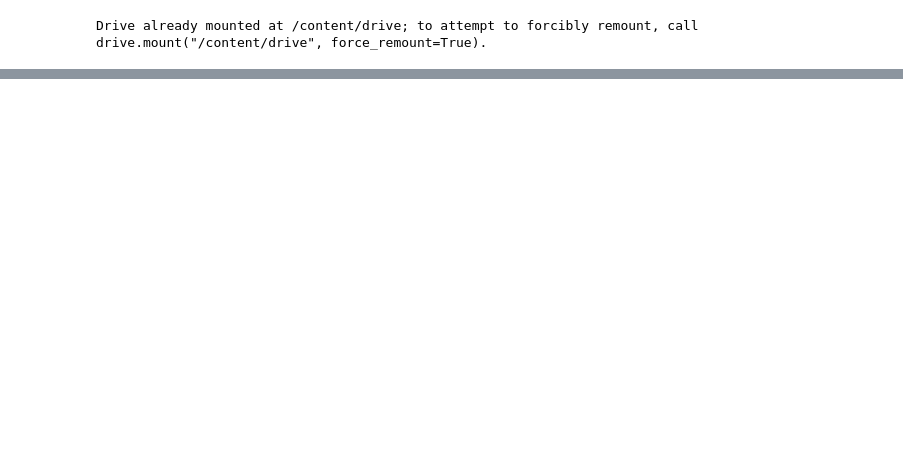
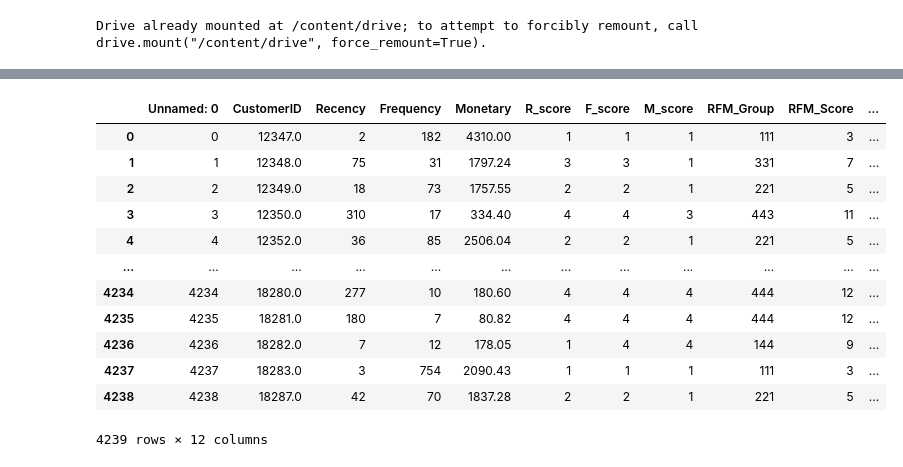
Before and after one commit to Edna-soso/DataAnalysis_Project, a Jupyter notebook: Model/K_Mean.ipynb, the cells around one changed output, grey strips where cells are left out. Cells and saved outputs as stored; diff of their text form; code cells hidden in the pictures; blank space fills up the shorter version.

```diff
--- a/Model/K_Mean.ipynb
+++ b/Model/K_Mean.ipynb
@@ -125,3 +98,19 @@ RFM_data.head()
+# %%
+df.Perform_KMeans()
+# %% [output]
+|  | Unnamed: 0 | CustomerID | Recency | Frequency | Monetary | R_score | F_score | M_score | RFM_Group | RFM_Score | ... |
+| 0 | 0 | 12347.0 | 2 | 182 | 4310.00 | 1 | 1 | 1 | 111 | 3 | ... |
+| 1 | 1 | 12348.0 | 75 | 31 | 1797.24 | 3 | 3 | 1 | 331 | 7 | ... |
+| 2 | 2 | 12349.0 | 18 | 73 | 1757.55 | 2 | 2 | 1 | 221 | 5 | ... |
+| 3 | 3 | 12350.0 | 310 | 17 | 334.40 | 4 | 4 | 3 | 443 | 11 | ... |
+| 4 | 4 | 12352.0 | 36 | 85 | 2506.04 | 2 | 2 | 1 | 221 | 5 | ... |
+| ... | ... | ... | ... | ... | ... | ... | ... | ... | ... | ... | ... |
+| 4234 | 4234 | 18280.0 | 277 | 10 | 180.60 | 4 | 4 | 4 | 444 | 12 | ... |
+| 4235 | 4235 | 18281.0 | 180 | 7 | 80.82 | 4 | 4 | 4 | 444 | 12 | ... |
+| 4236 | 4236 | 18282.0 | 7 | 12 | 178.05 | 1 | 4 | 4 | 144 | 9 | ... |
+| 4237 | 4237 | 18283.0 | 3 | 754 | 2090.43 | 1 | 1 | 1 | 111 | 3 | ... |
+| 4238 | 4238 | 18287.0 | 42 | 70 | 1837.28 | 2 | 2 | 1 | 221 | 5 | ... |
+4239 rows × 12 columns
 # %%
 RFM_data.to_csv('K-Mean_data.csv')
 files.download('K-Mean_data.csv')
```
Also changed, not shown: parts of 13 cells of this notebook.
